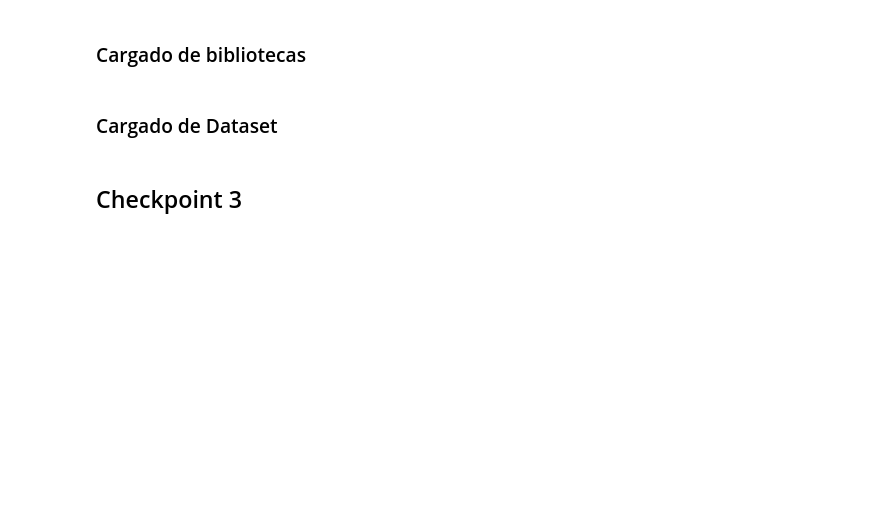
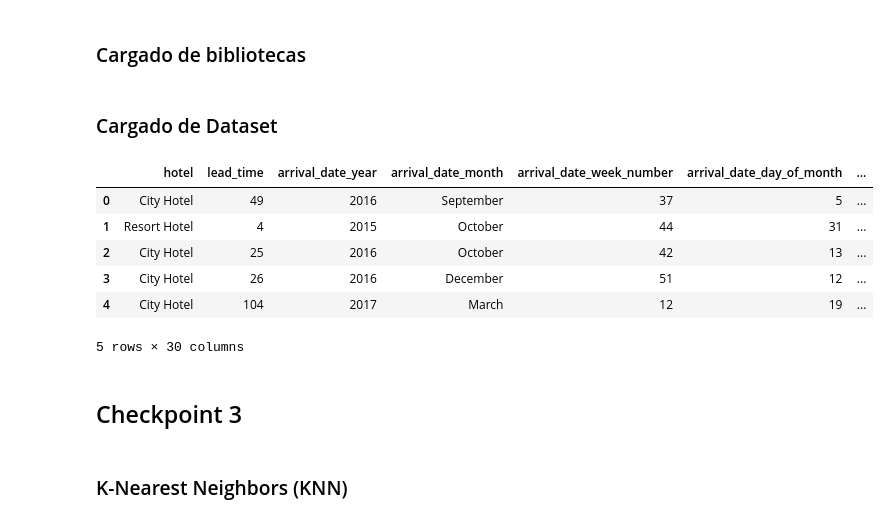
Before and after one commit to m-cabrerar/7506R-1C2023-GRUPO01, a Jupyter notebook: checkpoint 3/7506R_TP1_GRUPO01_CHP3_ENTREGA.ipynb, the cells around one changed output. Drawn from its saved outputs; the diff is of its cells as text; code cells hidden in the pictures; blank space fills up the shorter version.

```diff
--- a/checkpoint 3/7506R_TP1_GRUPO01_CHP3_ENTREGA.ipynb
+++ b/checkpoint 3/7506R_TP1_GRUPO01_CHP3_ENTREGA.ipynb
@@ -46,5 +55,16 @@ from sklearn.preprocessing import LabelEncoder
 # %%
 ds = pd.read_csv('../datasets/hoteles_train2.csv')
 ds_test = pd.read_csv('../datasets/hotels_test.csv')
+ds.head(5)
+# %% [output]
+|  | hotel | lead_time | arrival_date_year | arrival_date_month | arrival_date_week_number | arrival_date_day_of_month | ... |
+| 0 | City Hotel | 49 | 2016 | September | 37 | 5 | ... |
+| 1 | Resort Hotel | 4 | 2015 | October | 44 | 31 | ... |
+| 2 | City Hotel | 25 | 2016 | October | 42 | 13 | ... |
+| 3 | City Hotel | 26 | 2016 | December | 51 | 12 | ... |
+| 4 | City Hotel | 104 | 2017 | March | 12 | 19 | ... |
+5 rows × 30 columns
 # %% [markdown]
 ## Checkpoint 3
+# %% [markdown]
+### K-Nearest Neighbors (KNN)
```
Also changed, not shown: parts of 22 cells of this notebook.
